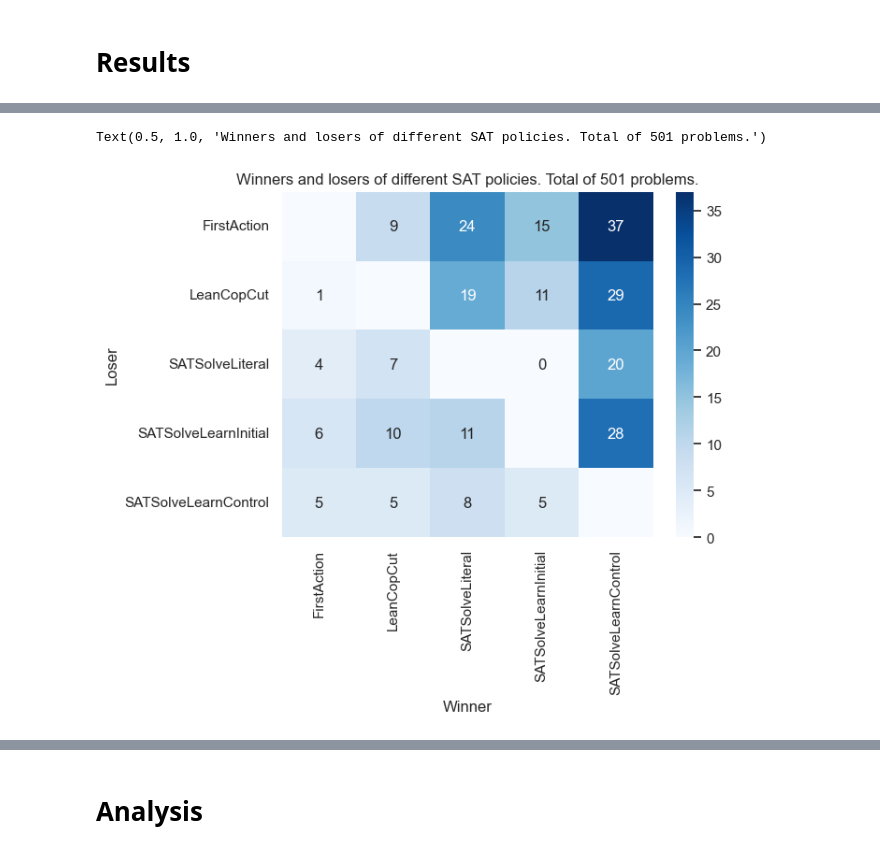
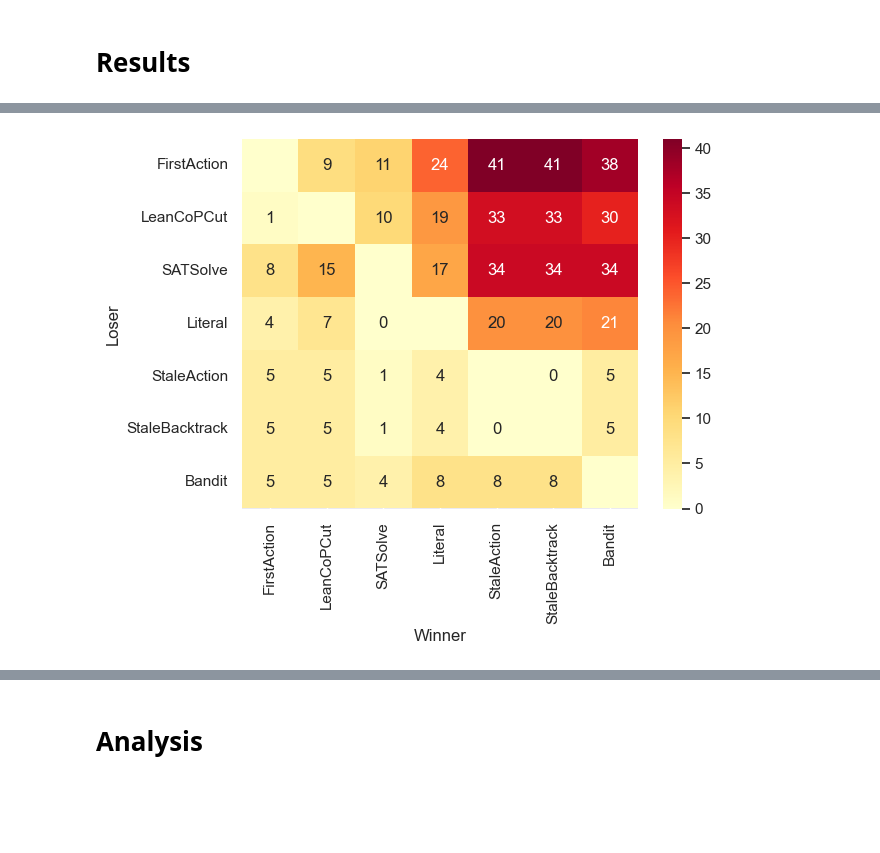
Before and after one commit to mfixman/connections, a Jupyter notebook: jupyter/Analysis_sat.ipynb, the cells around one changed output, grey strips where cells are left out. Drawn from its saved outputs; the diff is of its cells as text; code cells hidden in the pictures; blank space fills up the shorter version.

```diff
--- a/jupyter/Analysis_sat.ipynb
+++ b/jupyter/Analysis_sat.ipynb
@@ -28,7 +28,7 @@ seaborn.set()
 data = pandas.concat(
     [
         pandas.read_csv(
-            'results/SATSolveCoP_long/545.csv',
+            'results/SATReset_local_smol.csv',
         ),
     ],
     ignore_index = True,
@@ -111,35 +116,43 @@ pandas.crosstab(merged.strategy_left, merged.strategy_right)
 # %%
 results = (
     merged
     [~merged.solved_left & merged.solved_right]
     [['strategy_left', 'strategy_right']]
     .value_counts()
     .unstack(level = 'strategy_right', fill_value = 0)
     .rename_axis(index = 'Loser', columns = 'Winner')
     .reindex(index = merged.strategy_left.unique(), columns = merged.strategy_left.unique(), fill_value = 0)
 )
 
+renamer = {
+    'SATSolve': 'SATSolve',
+    'SATSolveLiteral': 'Literal',
+    'SATResetAtStaleAction': 'StaleAction',
+	'SATResetAtStaleBacktrack': 'StaleBacktrack',
+	'SATResetBandit': 'Bandit',
+}
+
+
 cols = results.columns[results.columns.str.startswith('SAT') & ~results.columns.str.endswith('Literal')]
 cols = results.columns
 plot = (
     results.
     loc[cols, cols].
     rename_axis(index = 'Loser', columns = 'Winner').
-    rename(index = lambda x: x.removeprefix('SATSolveGuided') if x != 'SATSolveGuided' else 'Guided').
-    rename(columns = lambda x: x.removeprefix('SATSolveGuided') if x != 'SATSolveGuided' else 'Guided')
+    rename(index = renamer).
+    rename(columns = renamer)
 )
 
 seaborn.heatmap(
     plot,
     annot = plot.astype(str).where(~numpy.eye(results.index.size, dtype = bool), other = ''),
     fmt = 's',
-    cmap = 'Blues',
+    cmap = 'YlOrRd',
 )
-pyplot.title(f'Winners and losers of different SAT policies. Total of {merged.problem.nunique():,d} problems.')
-# pyplot.savefig('figures/sat_policies_plot.png', bbox_inches = 'tight')
+# pyplot.title(f'Winners and losers of different SAT policies. Total of {merged.problem.nunique():,d} problems.')
+pyplot.savefig('figures/sat_policies_plot_29Apr.png', bbox_inches = 'tight', dpi = 400)
 # %% [output]
-Text(0.5, 1.0, 'Winners and losers of different SAT policies. Total of 501 problems.')
-[figure, old version]
+[figure, new version]
 # %%
 subset = merged[merged.problem.str.contains(r'\+')]
 
```
Also changed, not shown: parts of 8 cells of this notebook, 5 other files.
